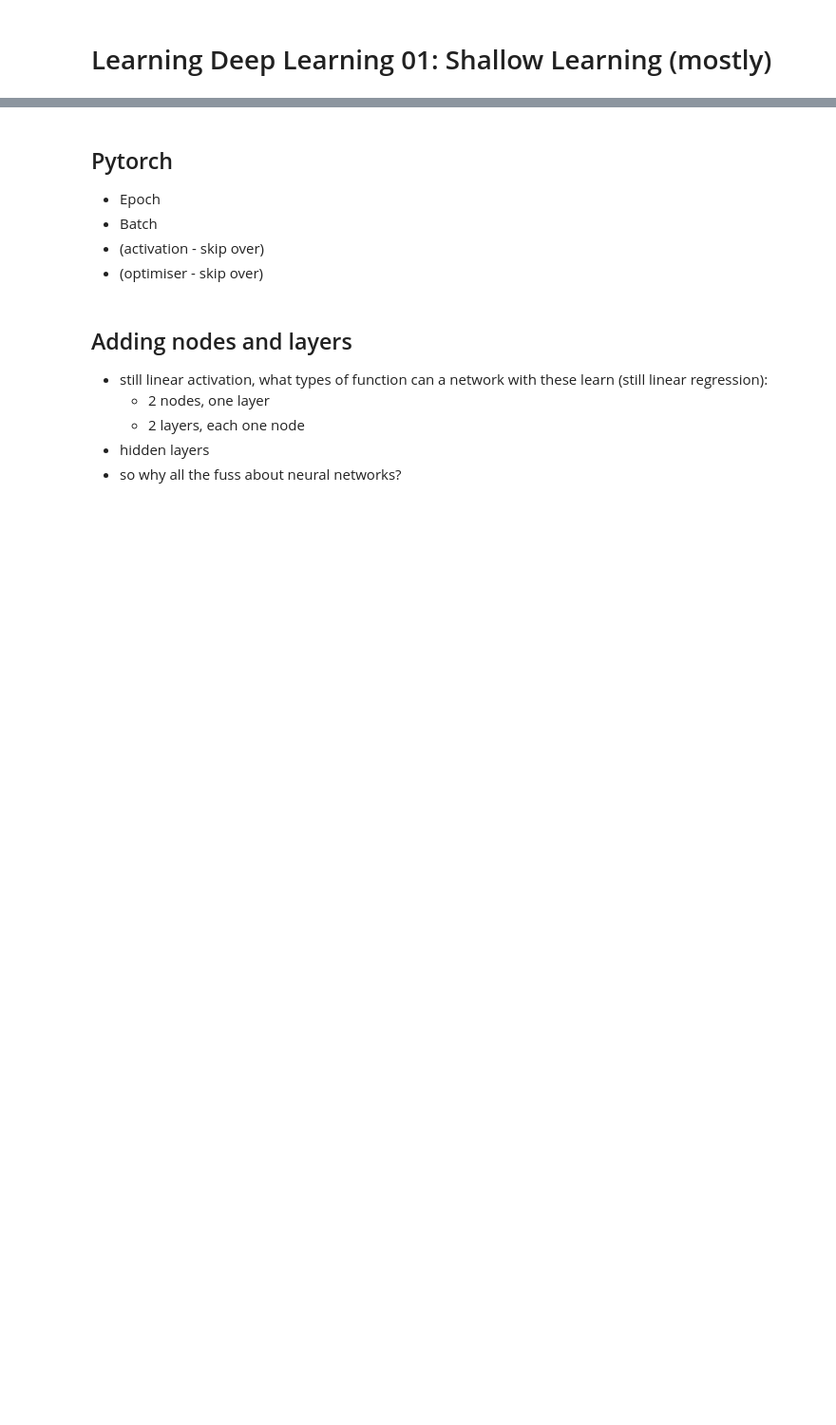
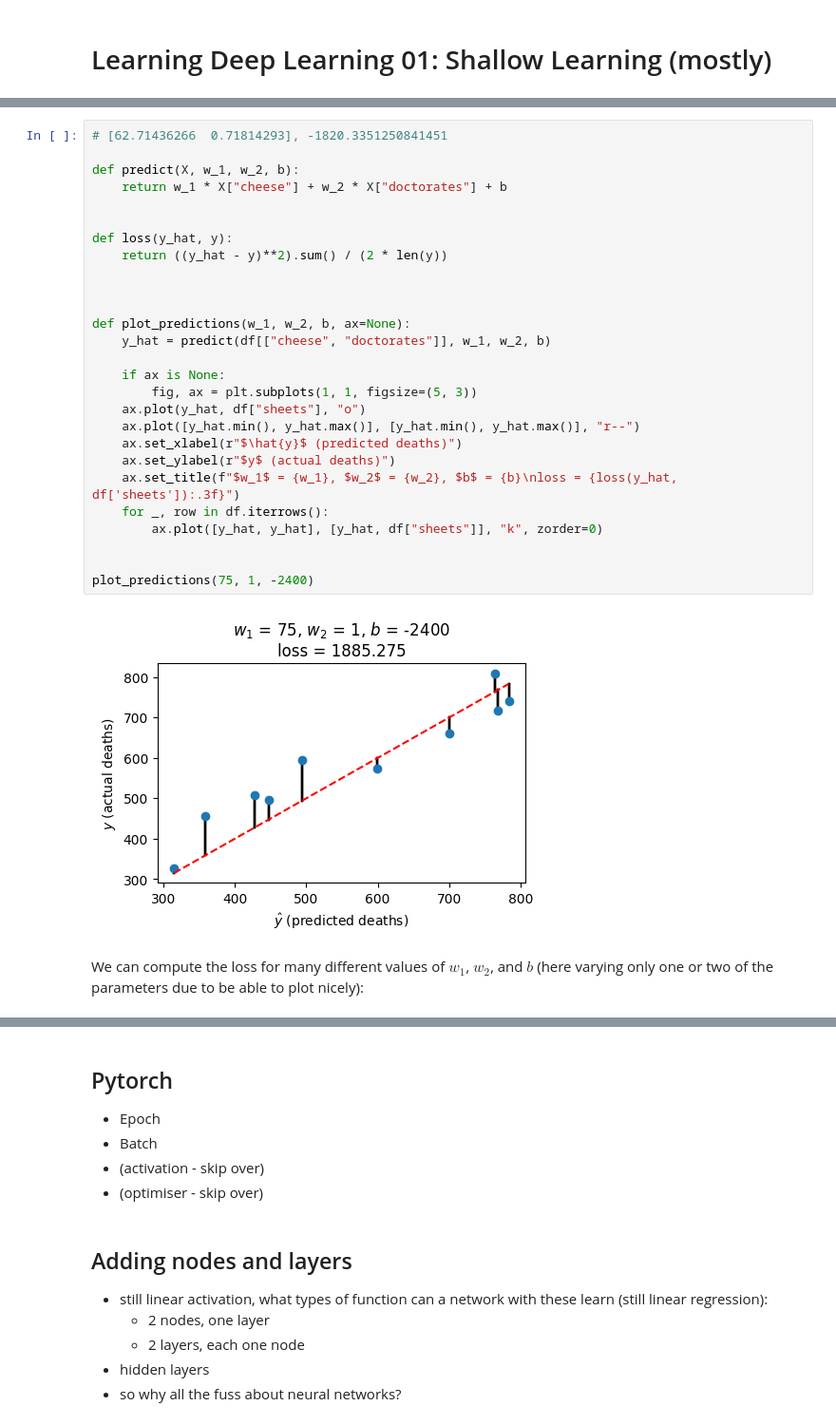
Before and after one commit to jack89roberts/learning-deep-learning, a Jupyter notebook: 01-shallow.ipynb, the cells around one changed output, grey strips where cells are left out. Shown at 95% size. Drawn from its saved outputs; the diff is of its cells as text; blank space fills up the shorter version.

```diff
--- a/01-shallow.ipynb
+++ b/01-shallow.ipynb
@@ -17,0 +71,31 @@
+# %%
+# [62.71436266  0.71814293], -1820.3351250841451
+
+def predict(X, w_1, w_2, b):
+    return w_1 * X["cheese"] + w_2 * X["doctorates"] + b
+
+
+def loss(y_hat, y):
+    return ((y_hat - y)**2).sum() / (2 * len(y))
+
+
+
+def plot_predictions(w_1, w_2, b, ax=None):
+    y_hat = predict(df[["cheese", "doctorates"]], w_1, w_2, b)
+
+    if ax is None:
+        fig, ax = plt.subplots(1, 1, figsize=(5, 3))
+    ax.plot(y_hat, df["sheets"], "o")
+    ax.plot([y_hat.min(), y_hat.max()], [y_hat.min(), y_hat.max()], "r--")
+    ax.set_xlabel(r"$\hat{y}$ (predicted deaths)")
+    ax.set_ylabel(r"$y$ (actual deaths)")
+    ax.set_title(f"$w_1$ = {w_1}, $w_2$ = {w_2}, $b$ = {b}\nloss = {loss(y_hat, df['sheets']):.3f}")
+    for _, row in df.iterrows():
+        ax.plot([y_hat, y_hat], [y_hat, df["sheets"]], "k", zorder=0)
+
+
+plot_predictions(75, 1, -2400)
+# %% [output]
+[figure, added]
+# %% [markdown]
+We can compute the loss for many different values of $w_1$, $w_2$, and $b$ (here varying only one or two of the parameters due to be able to plot nicely):
```
Also changed, not shown: parts of 23 cells of this notebook, 3 other files.
